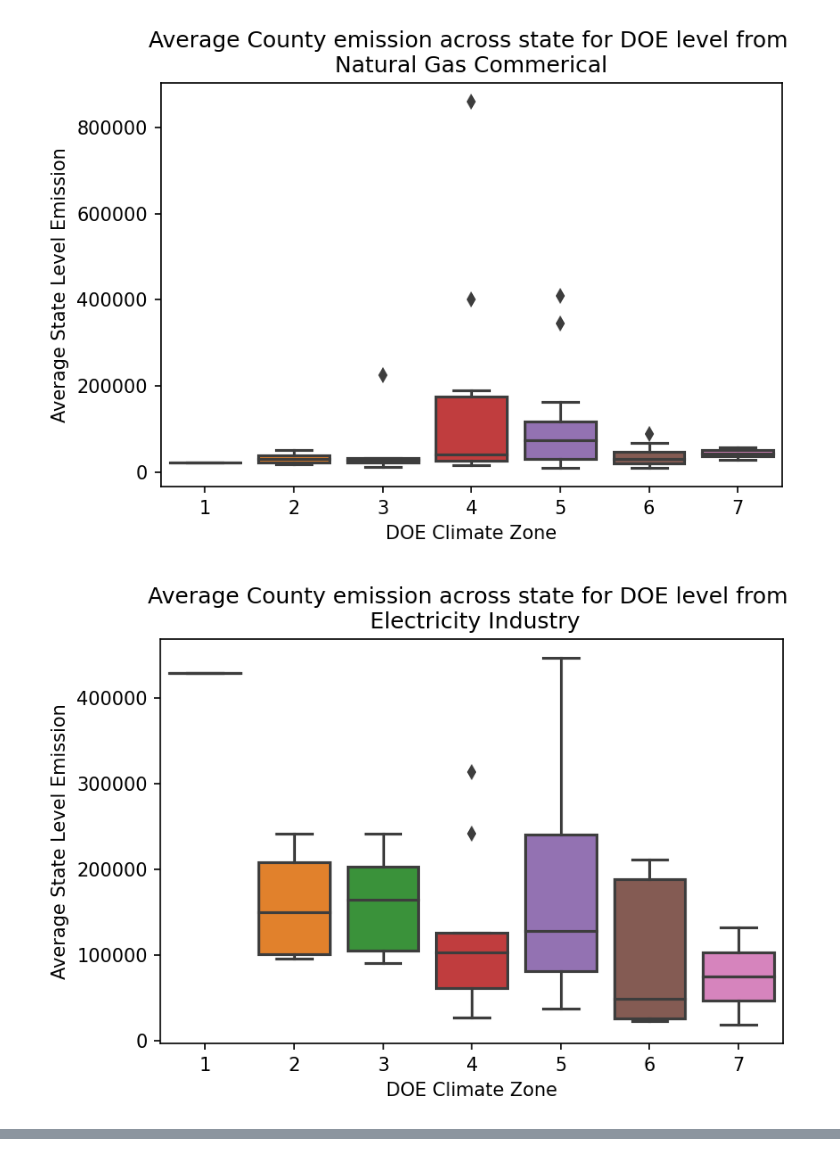
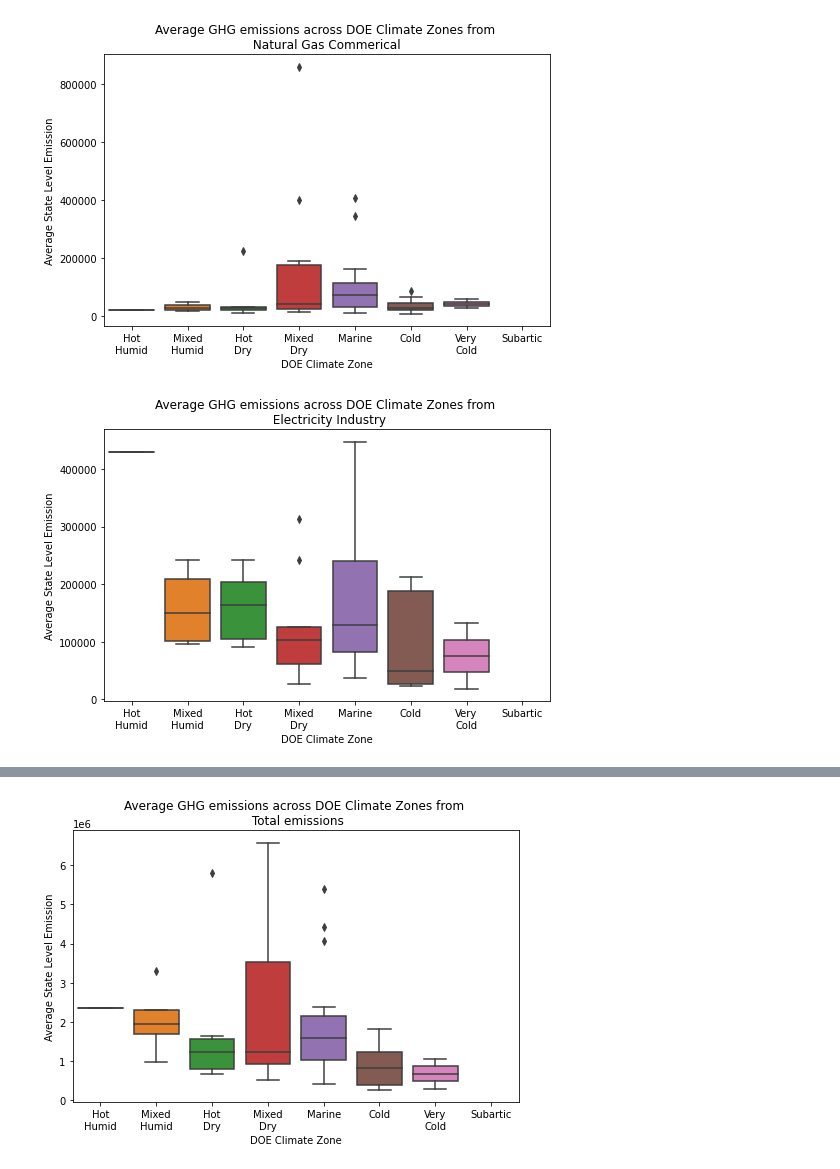
Before and after one commit to ramon349/DSE598_HW, a Jupyter notebook: step3_visualize_consumption_stateleve.ipynb, the cells around one changed output, grey strips where cells are left out. Saved outputs shown, nothing was run; the diff lists cells and outputs as text; code cells hidden in the pictures.

Commit message:
added visualizations of the data

```diff
--- a/step3_visualize_consumption_stateleve.ipynb
+++ b/step3_visualize_consumption_stateleve.ipynb
@@ -44,3 +63,5 @@ i_col
+# %%
+data['total_consume'] = data[[e[0] for e in reduction_paris]].sum(axis=1)
 # %%
 col_name_paris = [
     ('Gasoline of On Road Transportation','On-road Transportation_Gasoline_GHG emissions mtons CO2e.6'),
@@ -51,9 +72,12 @@ col_name_paris = [
     ('Natural Gas Commerical ','Commercial_Natural Gas_GHG emissions mtons CO2e.3'),
     ('Electricity Industry','Industry_Electricity_GHG emissions mtons CO2e.4'),
     ('Natural Gas','Industry_Natural Gas_GHG emissions mtons CO2e.5'),
+    ('Total emissions','total_emissions')
 
 
 ]
+emi_cols = [e for e in data if 'GHG emissions' in e ]
+data['total_emissions'] = data[emi_cols].sum(axis=1)
 # %%
 import os
 os.makedirs('./figure1_content/',exist_ok=True)
@@ -81,0 +110,5 @@ for  i,(name , icol) in enumerate(col_name_paris):
+# %%
+climate_map = {1:'Hot\nHumid',2:'Mixed\nHumid',3:'Hot\nDry',4:'Mixed\nDry',5:'Marine',6:'Cold',7:'Very\nCold',8:'Subartic'}
+climate_order = [(v,k) for k,v in climate_map.items()]
+climate_order = sorted(climate_order,key=lambda x: x[1])
+climate_order = [e[0] for e in climate_order]
@@ -81,0 +119,21 @@ for  i,(name , icol) in enumerate(col_name_paris):
+# %%
+
+os.makedirs('./figure0_boxplots_overall',exist_ok=True)
+col_name_pairs = [('Emissions','total_emissions'),('Consumption','total_consume')]
+for  i,(name , icol) in enumerate(col_name_pairs):
+    plt.figure(figsize=(8,5))
+    state_data = data.groupby(by='state_id')
+    info = list()
+    for n,e in state_data:
+        s = {}
+        s['state_id'] = n
+        s[name]=  e[icol].mean()
+        s['doe_zone']=  climate_map[e['doe_climate_zone'].iloc[0] ]
+        info.append(s)
+    plot_df = pd.DataFrame(info)
+    sns.boxplot(data=plot_df,x='doe_zone',y=name,order=climate_order)
+    plt.title(f"Average State {name} per DOE Climate Zone")
+    plt.ylabel(f"Average State Level {name}")
+    plt.xlabel("DOE Climate Zone")
+    save_name = name.replace(" ","_")
+    plt.savefig(f"./figure0_boxplots_overall/figure0_{save_name}_use_doe.png")
@@ -82,18 +143,20 @@ for  i,(name , icol) in enumerate(col_name_paris):
 # %%
-
+#Do  emisisons plot
 for  i,(name , icol) in enumerate(col_name_paris):
-    plt.figure(dpi=150)
+    plt.figure(figsize=(8,5))
     state_data = data.groupby(by='state_id')
     info = list()
     for n,e in state_data:
         s = {}
         s['state_id'] = n
         s['avg_emission']=  e[icol].mean()
-        s['doe_zone']=  e['doe_climate_zone'].iloc[0]
+        s['doe_zone']=  climate_map[e['doe_climate_zone'].iloc[0] ]
         info.append(s)
     plot_df = pd.DataFrame(info)
-    sns.boxplot(data=plot_df,x='doe_zone',y='avg_emission')
-    plt.title(f"Average County emission across state for DOE level from \n {name}")
+    sns.boxplot(data=plot_df,x='doe_zone',y='avg_emission',order=climate_order)
+    plt.title(f"Average GHG emissions across DOE Climate Zones from \n {name}")
     plt.ylabel("Average State Level Emission")
     plt.xlabel("DOE Climate Zone")
+    save_name = name.replace(" ","_")
+    plt.savefig(f"./figure2_content/figure2_county_{save_name}_use_doe.png")
 # %% [output]
@@ -105,2 +168,2 @@ for  i,(name , icol) in enumerate(col_name_paris):
-[figure, old version]
+[figure, new version]
-[figure, old version]
+[figure, new version]
@@ -107,0 +171 @@ for  i,(name , icol) in enumerate(col_name_paris):
+[figure, added]
```
Also changed, not shown: parts of 30 cells of this notebook.
